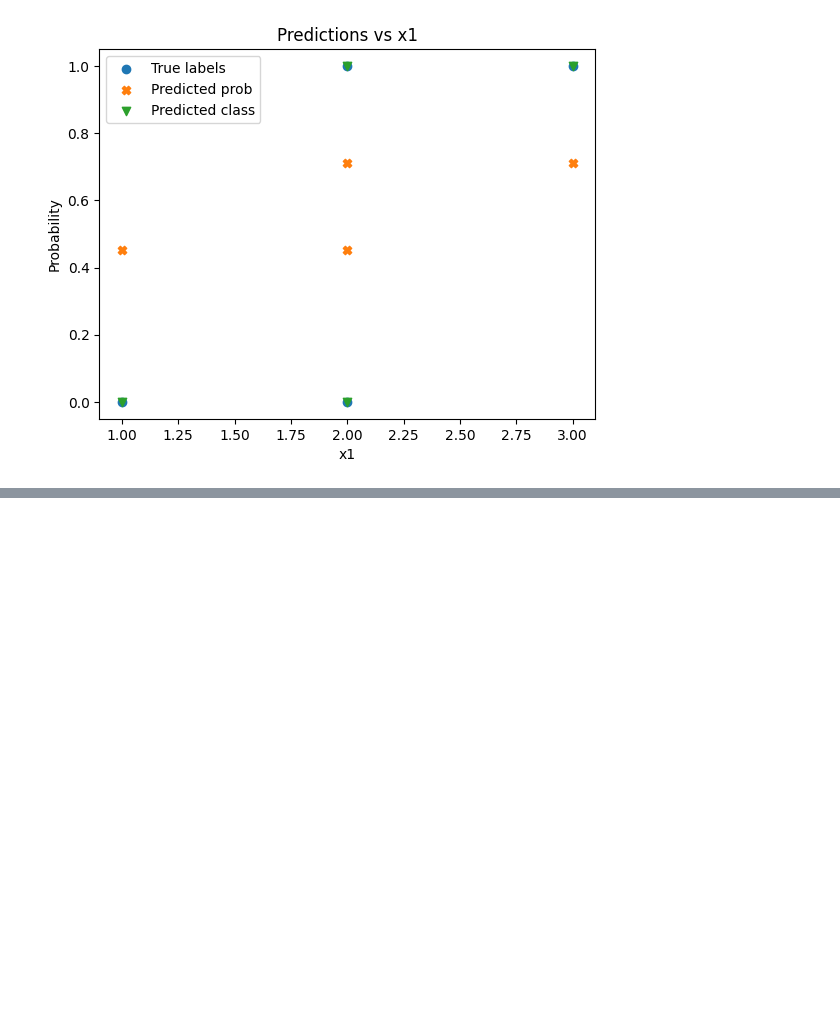
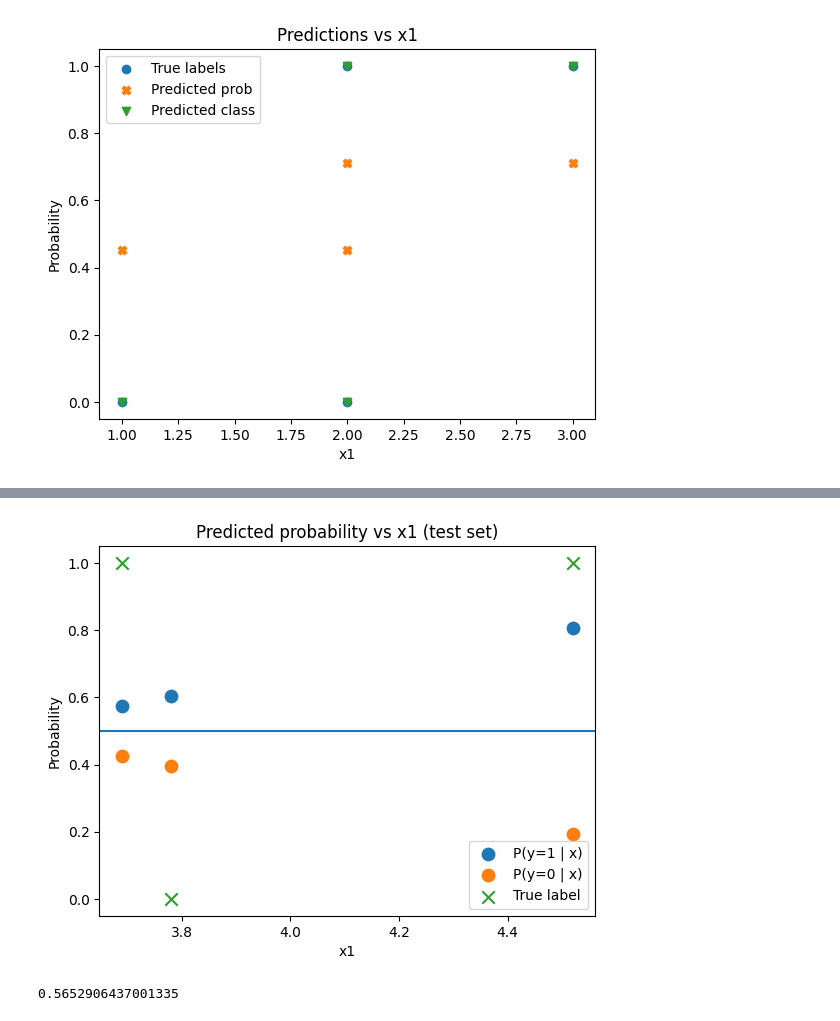
Before and after one commit to busraauz/ai-journey-bootcamp, a Jupyter notebook: week2/day3-regressions/logistic_regression.ipynb, the cells around one changed output, grey strips where cells are left out. Cells and saved outputs as stored; diff of their text form; code cells hidden in the pictures; blank space fills up the shorter version.

```diff
--- a/week2/day3-regressions/logistic_regression.ipynb
+++ b/week2/day3-regressions/logistic_regression.ipynb
@@ -112,0 +128,36 @@ plt.show()
+# %%
+from sklearn.model_selection import train_test_split
+
+X = np.array([3.78, 2.44, 2.09, 0.14, 1.72, 1.65, 4.92, 4.37, 4.96, 4.52, 3.69, 5.88]).reshape(-1,1)
+y = np.array([0, 0, 0, 0, 0, 0, 1, 1, 1, 1, 1, 1])
+
+X_train, X_test, y_train, y_test = train_test_split(X, y, test_size=0.2, random_state=42)
+# %%
+from sklearn.linear_model import LogisticRegression
+
+log_reg = LogisticRegression()
+log_reg.fit(X_train, y_train)
+
+y_proba = log_reg.predict_proba(X_test)
+plt.figure()
+
+plt.scatter(X_test, y_proba[:, 1], label="P(y=1 | x)", s=80)
+plt.scatter(X_test, y_proba[:, 0], label="P(y=0 | x)", s=80)
+
+plt.scatter(X_test, y_test, label="True label", marker="x", s=80)
+
+plt.axhline(0.5)
+plt.xlabel("x1")
+plt.ylabel("Probability")
+plt.title("Predicted probability vs x1 (test set)")
+plt.legend()
+plt.show()
+# %% [output]
+[figure, added]
+# %%
+from sklearn.metrics import log_loss
+
+cost = log_loss(y_test, y_proba)
+cost
+# %% [output]
+0.5652906437001335
```
Also changed, not shown: parts of 11 cells of this notebook, 2 other files.
